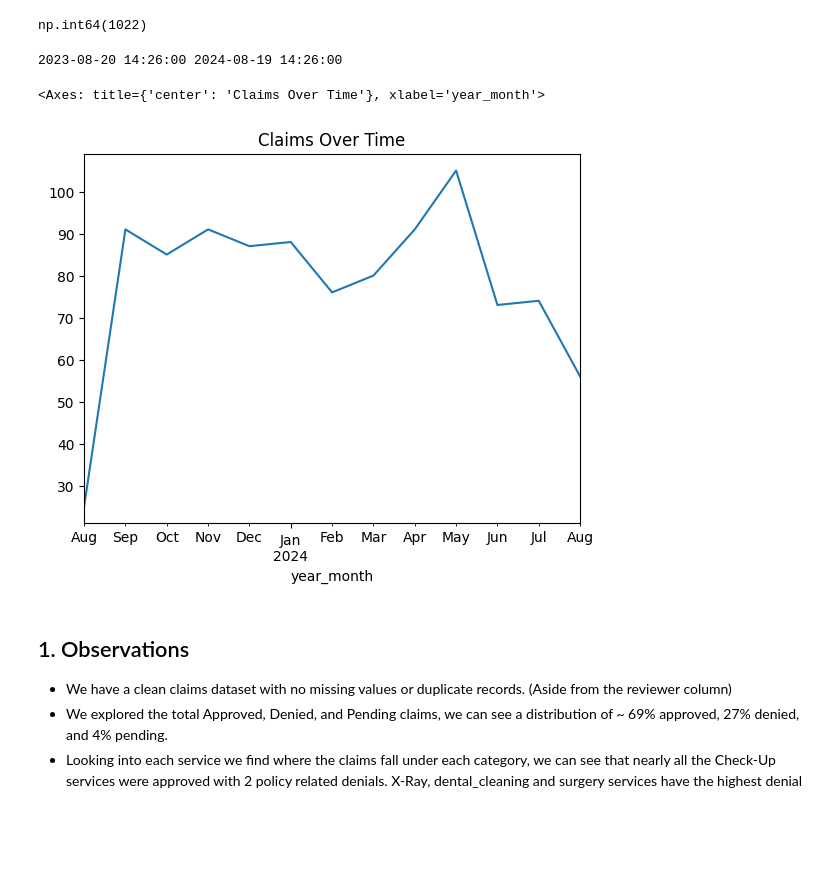
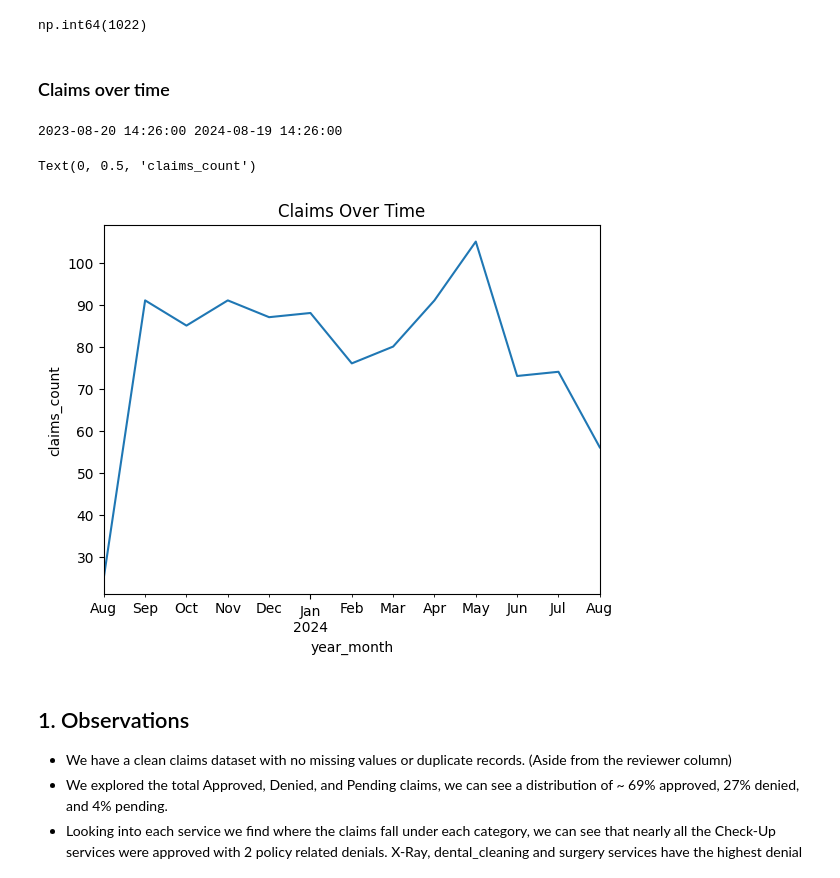
Before and after one commit to CMesiti/DataAnalyticsNotebooks, a Jupyter notebook: Claims_Data_Challenge.ipynb, the cells around one changed output. Cells and saved outputs as stored; diff of their text form; code cells hidden in the pictures; blank space fills up the shorter version.

```diff
--- a/Claims_Data_Challenge.ipynb
+++ b/Claims_Data_Challenge.ipynb
@@ -201,16 +312,19 @@ member_summary
 member_summary['Claims_Count'].sum()
 # %% [output]
 np.int64(1022)
+# %% [markdown]
+### Claims over time
 # %%
 #looking through aug-2023 to aug-2024
 print(df.submission_date.min(), df.submission_date.max())
 df['year_month'] = df.submission_date.dt.to_period('M')
 monthly_counts = (df.groupby('year_month').size())
 monthly_counts.plot(title='Claims Over Time', x='year_month', y='claims count', kind='line')
+plt.ylabel("claims_count")
 # %% [output]
 2023-08-20 14:26:00 2024-08-19 14:26:00
-<Axes: title={'center': 'Claims Over Time'}, xlabel='year_month'>
+Text(0, 0.5, 'claims_count')
-[figure, old version]
+[figure, new version]
 # %% [markdown]
 ## 1. Observations
 
```
Also changed, not shown: parts of 36 cells of this notebook.
